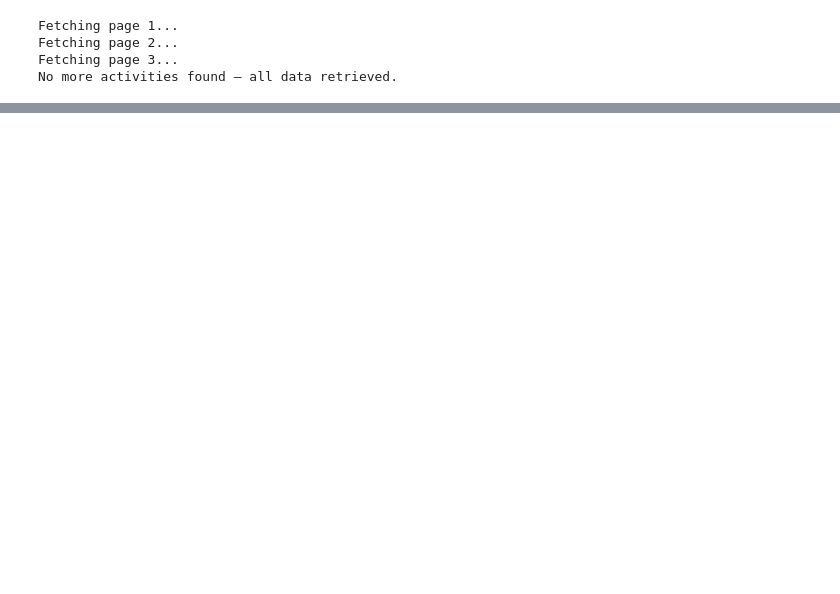
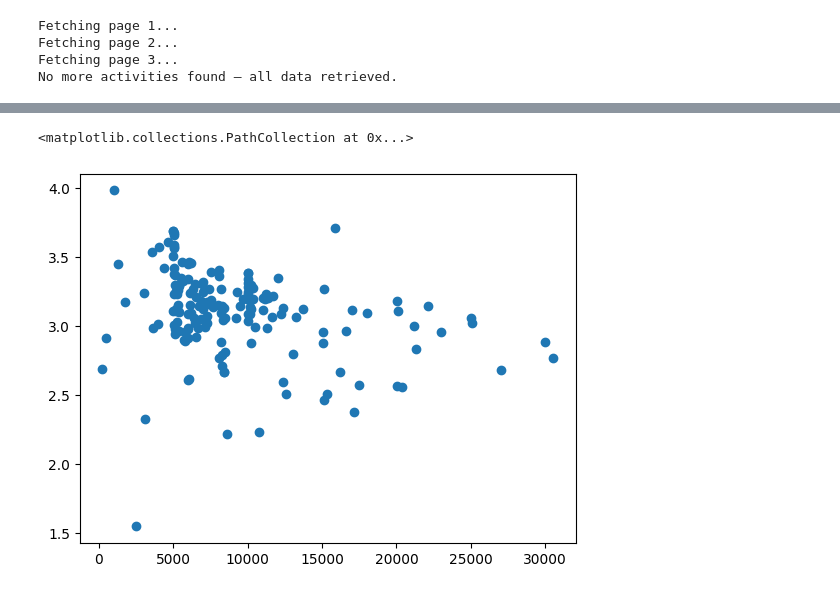
Before and after one commit to ldockx/my-first-data-engineering-project, a Jupyter notebook: first_data_engineering_effort.ipynb, the cells around one changed output, grey strips where cells are left out. Saved outputs shown, nothing was run; the diff lists cells and outputs as text; code cells hidden in the pictures; blank space fills up the shorter version.

```diff
--- a/first_data_engineering_effort.ipynb
+++ b/first_data_engineering_effort.ipynb
@@ -126,0 +255,9 @@ plt.show()
+# %%
+run_activities = data[data["type"] == "Run"]
+
+activity_speed = run_activities["distance"] / run_activities["moving_time"]
+
+plt.scatter(run_activities["distance"],activity_speed)
+# %% [output]
+<matplotlib.collections.PathCollection at 0x...>
+[figure, added]
```
Also changed, not shown: parts of 17 cells of this notebook.
